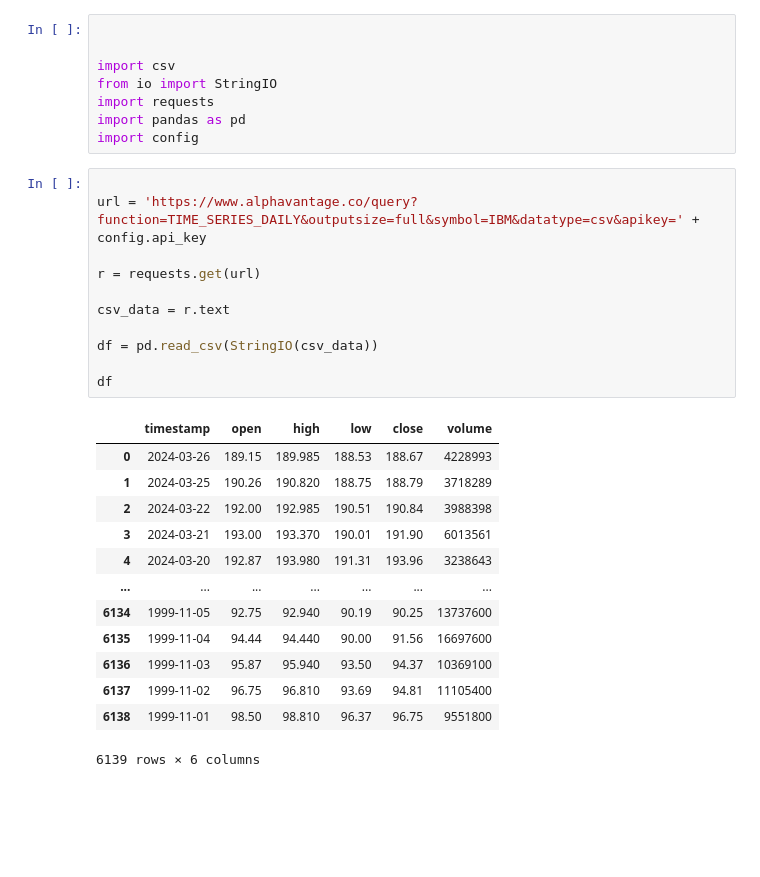
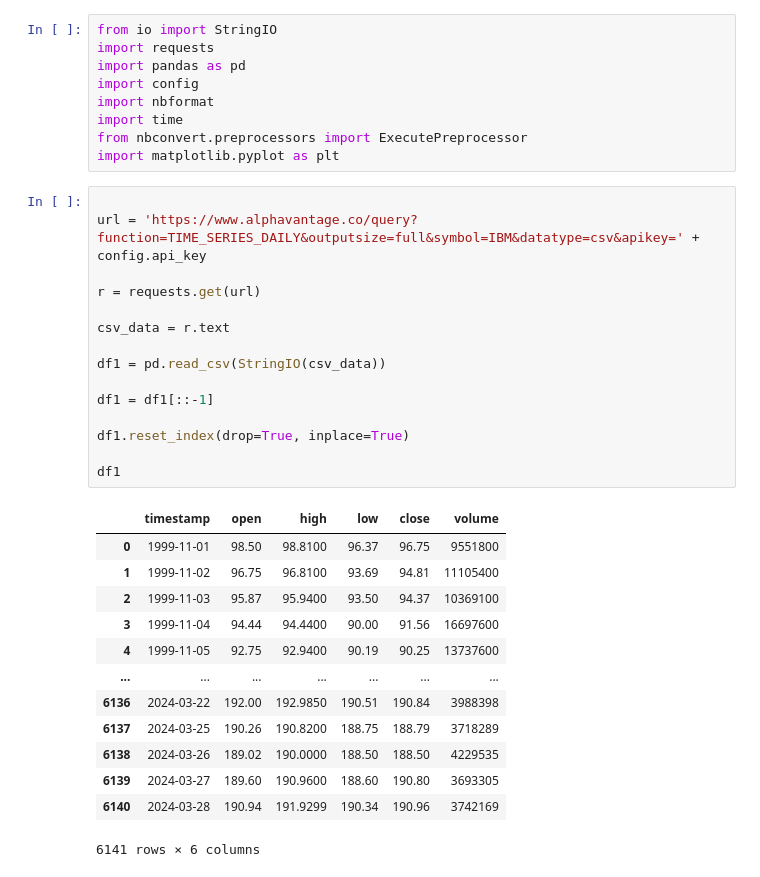
Before and after one commit to hpai1/StockPrediction, a Jupyter notebook: main.ipynb, the cells around one changed output. Saved outputs shown, nothing was run; the diff lists cells and outputs as text; blank space fills up the shorter version.

```diff
--- a/main.ipynb
+++ b/main.ipynb
@@ -1,33 +1,38 @@
 # %%
-
-
-import csv
 from io import StringIO
 import requests
 import pandas as pd
 import config
+import nbformat
+import time
+from nbconvert.preprocessors import ExecutePreprocessor
+import matplotlib.pyplot as plt
 # %%
 
 url = 'https://www.alphavantage.co/query?function=TIME_SERIES_DAILY&outputsize=full&symbol=IBM&datatype=csv&apikey=' + config.api_key
 
 r = requests.get(url)
 
 csv_data = r.text
 
-df = pd.read_csv(StringIO(csv_data))
+df1 = pd.read_csv(StringIO(csv_data))
 
-df
+df1 = df1[::-1]
+
+df1.reset_index(drop=True, inplace=True)
+
+df1
 # %% [output]
 |  | timestamp | open | high | low | close | volume |
-| 0 | 2024-03-26 | 189.15 | 189.985 | 188.53 | 188.67 | 4228993 |
-| 1 | 2024-03-25 | 190.26 | 190.820 | 188.75 | 188.79 | 3718289 |
-| 2 | 2024-03-22 | 192.00 | 192.985 | 190.51 | 190.84 | 3988398 |
-| 3 | 2024-03-21 | 193.00 | 193.370 | 190.01 | 191.90 | 6013561 |
-| 4 | 2024-03-20 | 192.87 | 193.980 | 191.31 | 193.96 | 3238643 |
+| 0 | 1999-11-01 | 98.50 | 98.8100 | 96.37 | 96.75 | 9551800 |
+| 1 | 1999-11-02 | 96.75 | 96.8100 | 93.69 | 94.81 | 11105400 |
+| 2 | 1999-11-03 | 95.87 | 95.9400 | 93.50 | 94.37 | 10369100 |
+| 3 | 1999-11-04 | 94.44 | 94.4400 | 90.00 | 91.56 | 16697600 |
+| 4 | 1999-11-05 | 92.75 | 92.9400 | 90.19 | 90.25 | 13737600 |
 | ... | ... | ... | ... | ... | ... | ... |
-| 6134 | 1999-11-05 | 92.75 | 92.940 | 90.19 | 90.25 | 13737600 |
-| 6135 | 1999-11-04 | 94.44 | 94.440 | 90.00 | 91.56 | 16697600 |
-| 6136 | 1999-11-03 | 95.87 | 95.940 | 93.50 | 94.37 | 10369100 |
-| 6137 | 1999-11-02 | 96.75 | 96.810 | 93.69 | 94.81 | 11105400 |
-| 6138 | 1999-11-01 | 98.50 | 98.810 | 96.37 | 96.75 | 9551800 |
+| 6136 | 2024-03-22 | 192.00 | 192.9850 | 190.51 | 190.84 | 3988398 |
+| 6137 | 2024-03-25 | 190.26 | 190.8200 | 188.75 | 188.79 | 3718289 |
+| 6138 | 2024-03-26 | 189.02 | 190.0000 | 188.50 | 188.50 | 4229535 |
+| 6139 | 2024-03-27 | 189.60 | 190.9600 | 188.60 | 190.80 | 3693305 |
+| 6140 | 2024-03-28 | 190.94 | 191.9299 | 190.34 | 190.96 | 3742169 |
-6139 rows × 6 columns
+6141 rows × 6 columns
```
Also changed, not shown: parts of 13 cells of this notebook, 3 other files.
